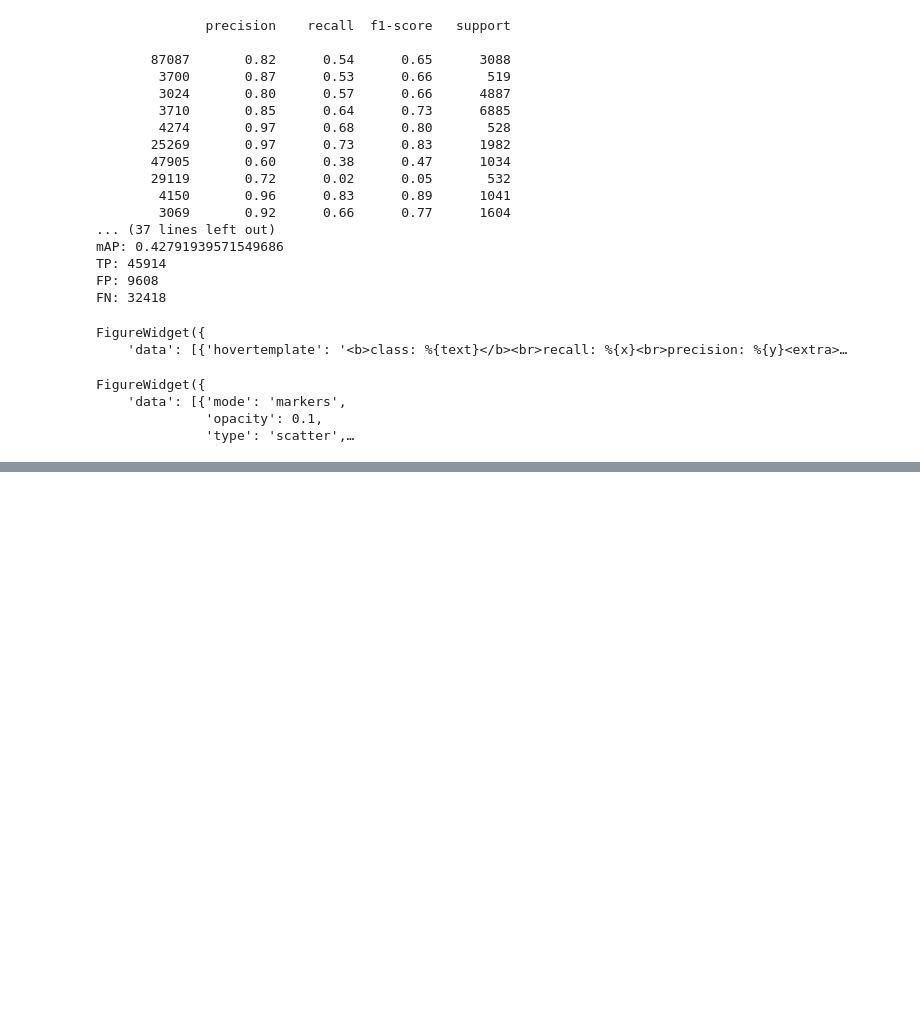
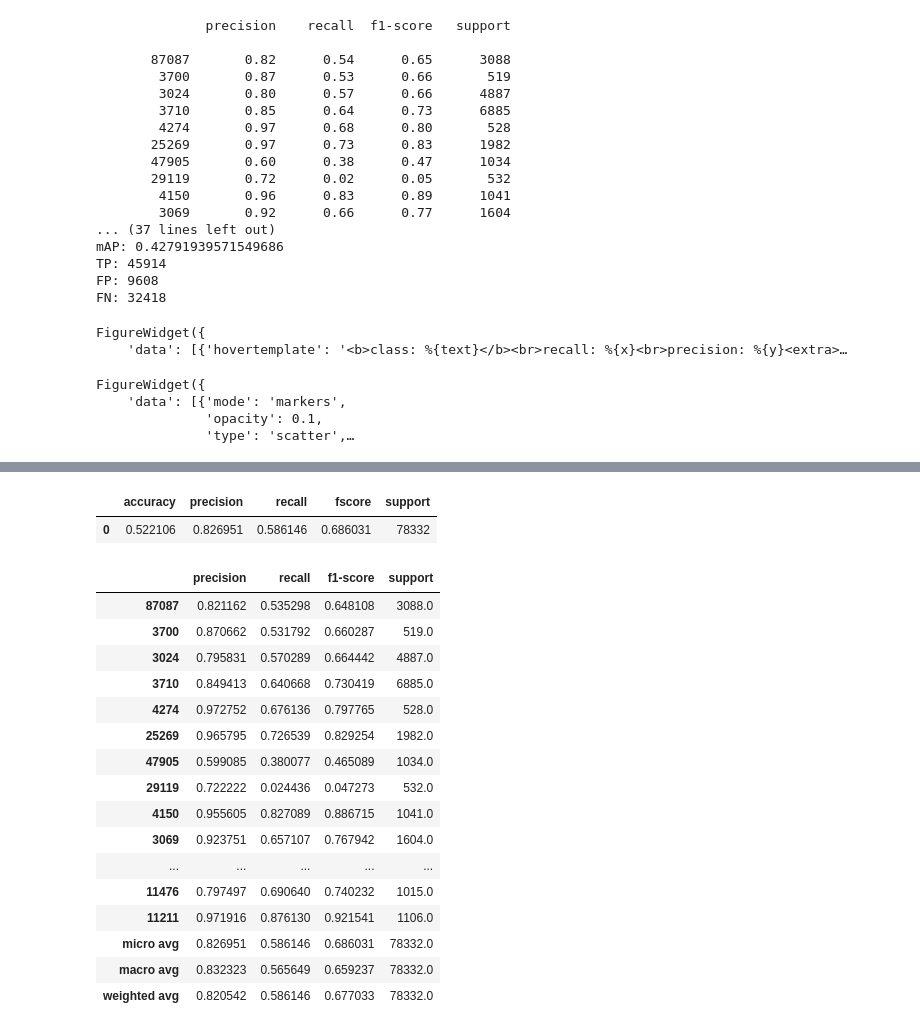
Before and after one commit to LilDataMonster/Lego-CNN, a Jupyter notebook: docker/evaluate_model.ipynb, the cells around one changed output, grey strips where cells are left out. Drawn from its saved outputs; the diff is of its cells as text; code cells hidden in the pictures; blank space fills up the shorter version.

Commit message:
Updated model evaluation to generate reports

```diff
--- a/docker/evaluate_model.ipynb
+++ b/docker/evaluate_model.ipynb
@@ -221,4 +222,32 @@ disp.plot(ax=ax)
 [figure]
+# %%
+classification_metrics_df = pd.DataFrame([results.metrics()])
+classification_metrics_df.to_csv('classification_metrics.csv')
+display(classification_metrics_df)
+
+classification_report_df = pd.DataFrame(results.report(classes_all)).transpose()
+classification_report_df.to_csv('classification_report.csv')
+display(classification_report_df)
+# %% [output]
+|  | accuracy | precision | recall | fscore | support |
+| 0 | 0.522106 | 0.826951 | 0.586146 | 0.686031 | 78332 |
+|  | precision | recall | f1-score | support |
+| 87087 | 0.821162 | 0.535298 | 0.648108 | 3088.0 |
+| 3700 | 0.870662 | 0.531792 | 0.660287 | 519.0 |
+| 3024 | 0.795831 | 0.570289 | 0.664442 | 4887.0 |
+| 3710 | 0.849413 | 0.640668 | 0.730419 | 6885.0 |
+| 4274 | 0.972752 | 0.676136 | 0.797765 | 528.0 |
+| 25269 | 0.965795 | 0.726539 | 0.829254 | 1982.0 |
+| 47905 | 0.599085 | 0.380077 | 0.465089 | 1034.0 |
+| 29119 | 0.722222 | 0.024436 | 0.047273 | 532.0 |
+| 4150 | 0.955605 | 0.827089 | 0.886715 | 1041.0 |
+| 3069 | 0.923751 | 0.657107 | 0.767942 | 1604.0 |
+| ... | ... | ... | ... | ... |
+| 11476 | 0.797497 | 0.690640 | 0.740232 | 1015.0 |
+| 11211 | 0.971916 | 0.876130 | 0.921541 | 1106.0 |
+| micro avg | 0.826951 | 0.586146 | 0.686031 | 78332.0 |
+| macro avg | 0.832323 | 0.565649 | 0.659237 | 78332.0 |
+| weighted avg | 0.820542 | 0.586146 | 0.677033 | 78332.0 |
 # %%
 results.write_json('/tf/outputs.json')
 # %%
```
Also changed, not shown: parts of 2 cells of this notebook.
